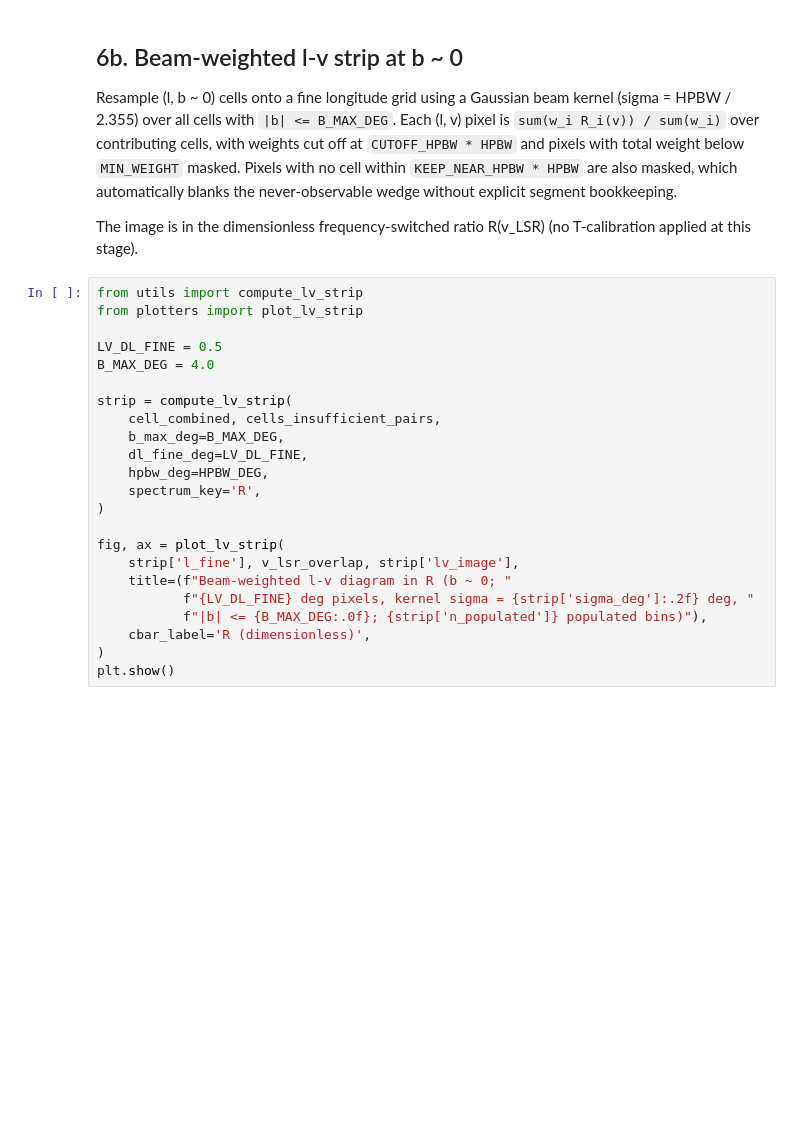
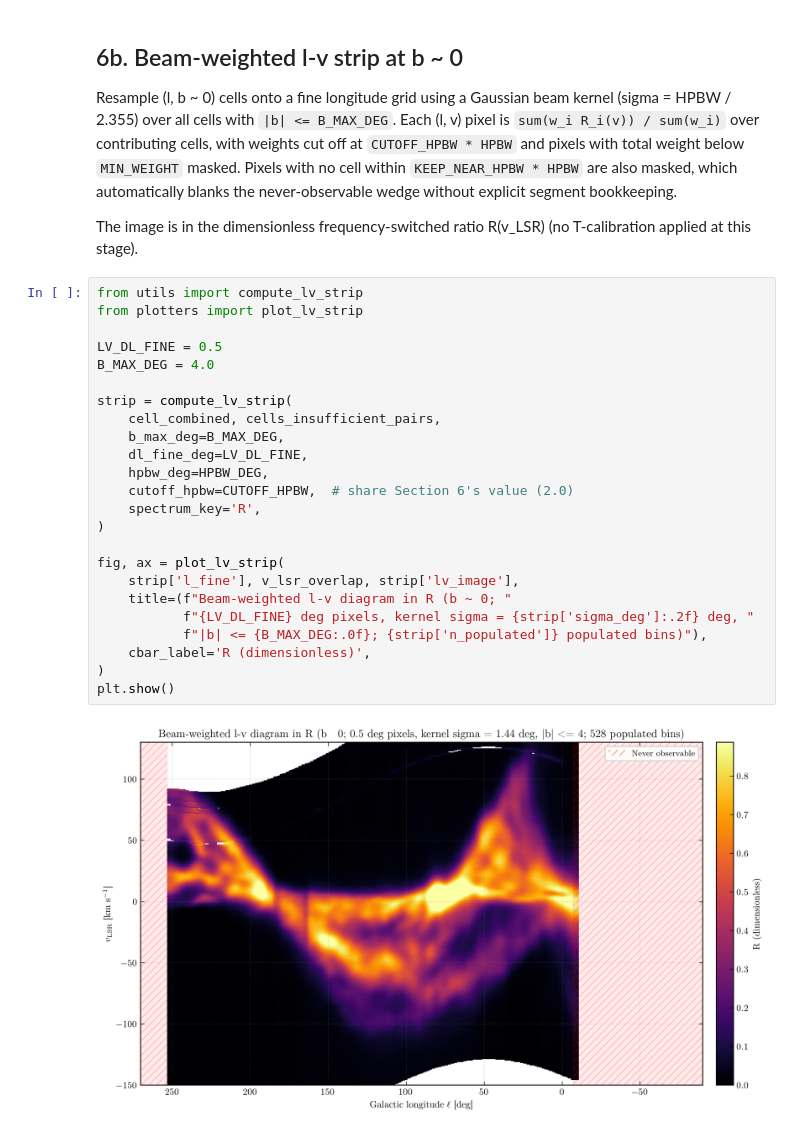
Before and after one commit to raw-asparagus/ay-121, a Jupyter notebook: labs/04/main_scan_load.ipynb, the cells around one changed output. Drawn from its saved outputs; the diff is of its cells as text; blank space fills up the shorter version.

```diff
--- a/labs/04/main_scan_load.ipynb
+++ b/labs/04/main_scan_load.ipynb
@@ -255,26 +311,29 @@ T-calibration applied at this stage).
 # %%
 from utils import compute_lv_strip
 from plotters import plot_lv_strip
 
 LV_DL_FINE = 0.5
 B_MAX_DEG = 4.0
 
 strip = compute_lv_strip(
     cell_combined, cells_insufficient_pairs,
     b_max_deg=B_MAX_DEG,
     dl_fine_deg=LV_DL_FINE,
     hpbw_deg=HPBW_DEG,
+    cutoff_hpbw=CUTOFF_HPBW,  # share Section 6's value (2.0)
     spectrum_key='R',
 )
 
 fig, ax = plot_lv_strip(
     strip['l_fine'], v_lsr_overlap, strip['lv_image'],
     title=(f"Beam-weighted l-v diagram in R (b ~ 0; "
            f"{LV_DL_FINE} deg pixels, kernel sigma = {strip['sigma_deg']:.2f} deg, "
            f"|b| <= {B_MAX_DEG:.0f}; {strip['n_populated']} populated bins)"),
     cbar_label='R (dimensionless)',
 )
 plt.show()
+# %% [output]
+[figure, added]
 # %% [markdown]
 ## 7. Per-cell calibration scalars (band-averaged P_on, P_off)
 
```
Also changed, not shown: parts of 15 cells of this notebook, 13 other files.
